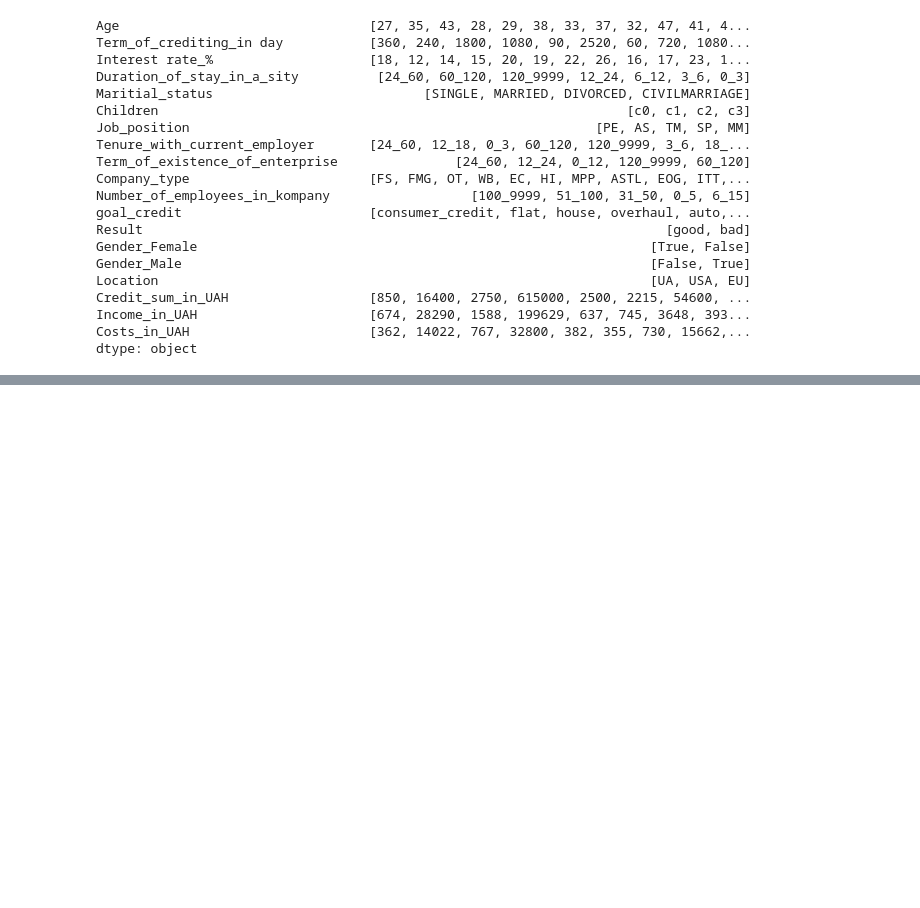
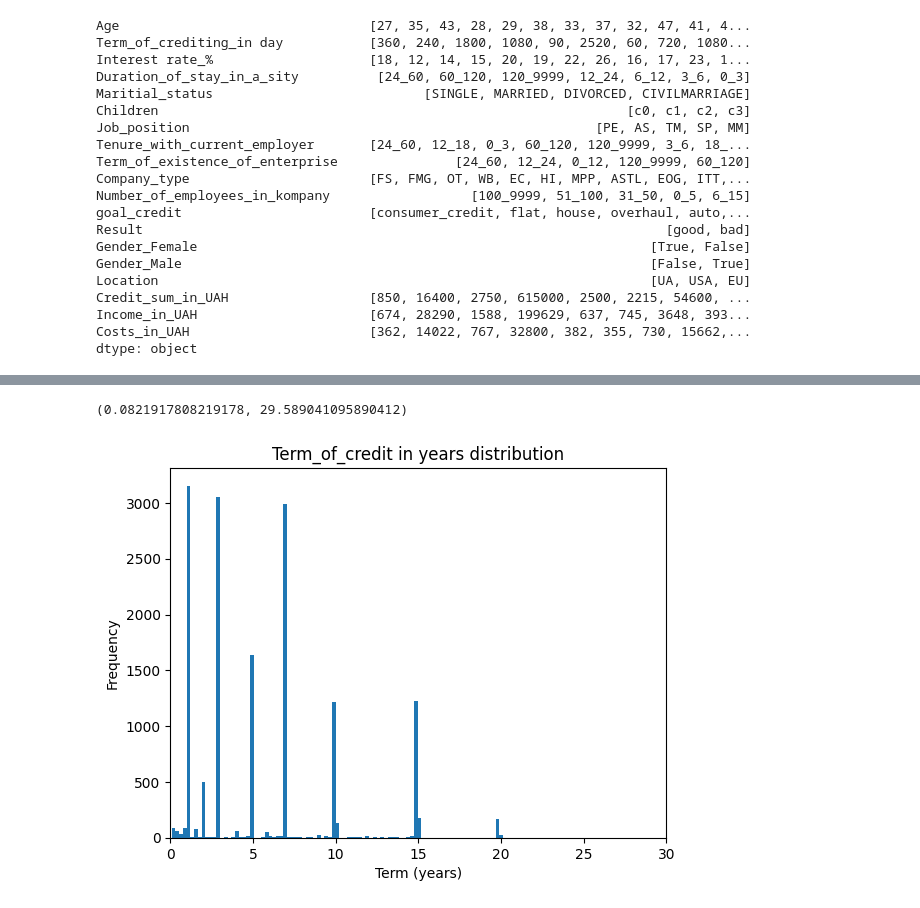
Before and after one commit to fonkurz/feda_labs, a Jupyter notebook: lab1/decision_tree.ipynb, the cells around one changed output, grey strips where cells are left out. Cells and saved outputs as stored; diff of their text form; code cells hidden in the pictures; blank space fills up the shorter version.

```diff
--- a/lab1/decision_tree.ipynb
+++ b/lab1/decision_tree.ipynb
@@ -202,0 +254,5 @@ dtype: object
+# %%
+df['Term_of_crediting_in_years'] = df['Term_of_crediting_in day']/365
+df.drop(columns=['Term_of_crediting_in day'], inplace=True)
+
+df[['Term_of_crediting_in_years']].head()
@@ -202,0 +266,16 @@ dtype: object
+# %%
+df['Term_of_crediting_in_years'].min(), df['Term_of_crediting_in_years'].max()
+# %% [output]
+(0.0821917808219178, 29.589041095890412)
+# %%
+num_bins = len(df['Term_of_crediting_in_years'].unique())
+plt.hist(df['Term_of_crediting_in_years'], bins=num_bins)
+
+plt.xlim(0, 30)
+
+plt.title('Term_of_credit in years distribution')
+plt.xlabel('Term (years)')
+plt.ylabel('Frequency')
+plt.show()
+# %% [output]
+[figure, added]
```
Also changed, not shown: parts of 11 cells of this notebook.
